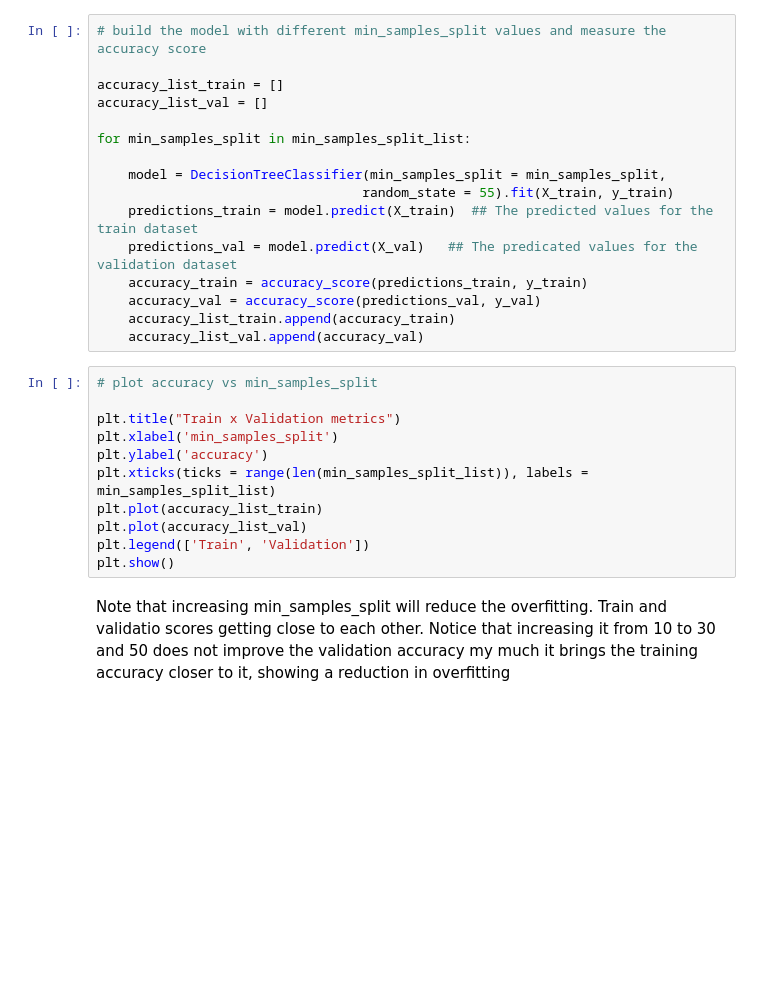
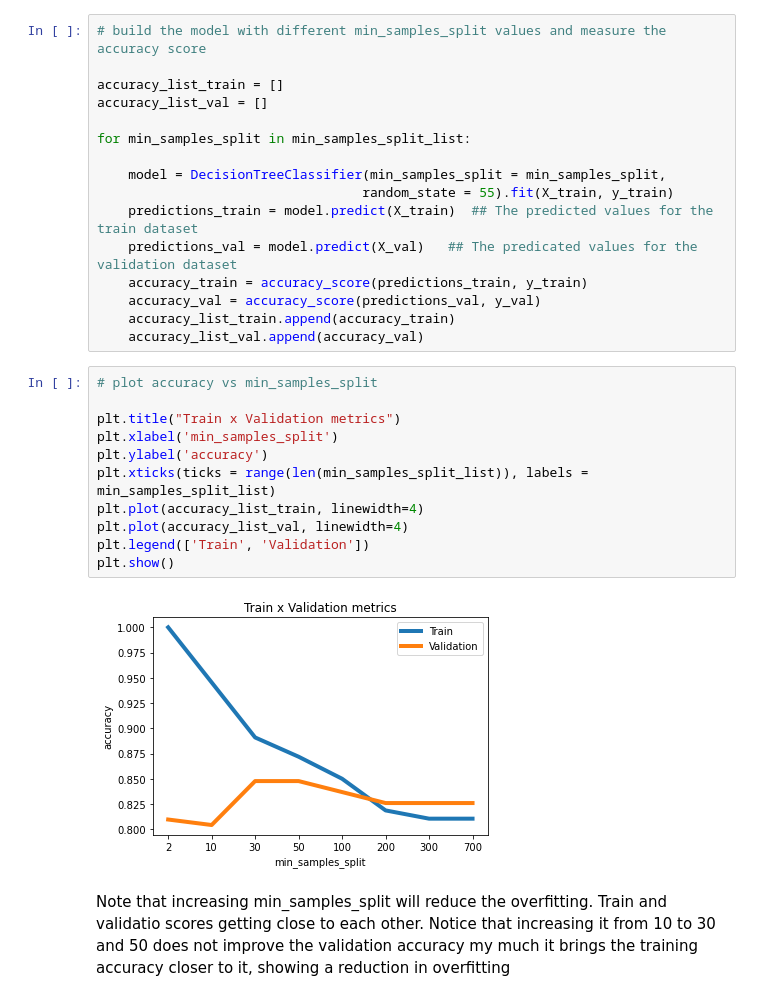
Before and after one commit to esnaaf1/Supervised_Learning_Tree_Models, a Jupyter notebook: DecisionTreesClassifier.ipynb, the cells around one changed output. Saved outputs shown, nothing was run; the diff lists cells and outputs as text; blank space fills up the shorter version.

Commit message:
Updated the plots with thicker line
Width =4

```diff
--- a/DecisionTreesClassifier.ipynb
+++ b/DecisionTreesClassifier.ipynb
@@ -88,14 +123,16 @@ for min_samples_split in min_samples_split_list:
 # %%
 # plot accuracy vs min_samples_split
 
 plt.title("Train x Validation metrics")
 plt.xlabel('min_samples_split')
 plt.ylabel('accuracy')
 plt.xticks(ticks = range(len(min_samples_split_list)), labels = min_samples_split_list)
-plt.plot(accuracy_list_train)
-plt.plot(accuracy_list_val)
+plt.plot(accuracy_list_train, linewidth=4)
+plt.plot(accuracy_list_val, linewidth=4)
 plt.legend(['Train', 'Validation'])
 plt.show()
+# %% [output]
+[figure, added]
 # %% [markdown]
 Note that increasing min_samples_split will reduce the overfitting.  Train and validatio scores getting close to each other.  Notice that increasing it from 10 to 30 and 50 does not improve the validation accuracy my much it brings the training accuracy closer to it, showing a reduction in overfitting
 # %% [markdown]
```
Also changed, not shown: parts of 12 cells of this notebook, 1 other file.
